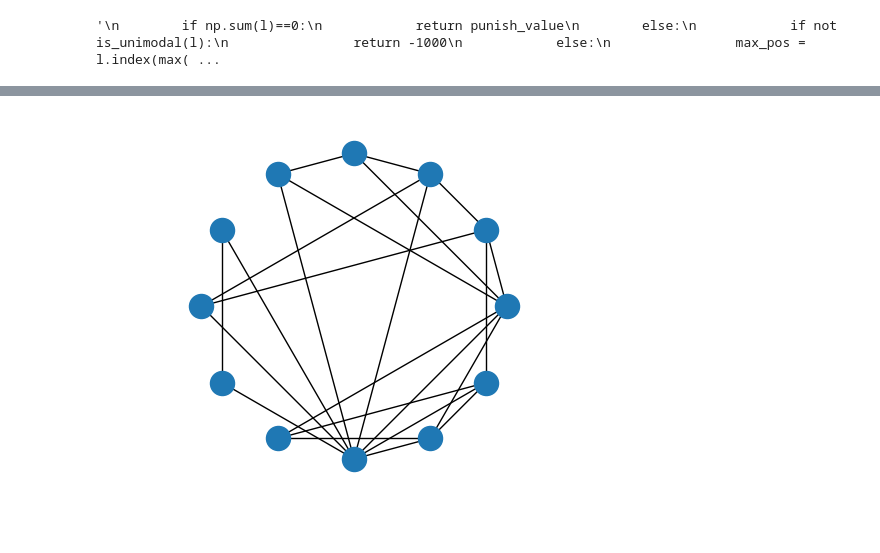
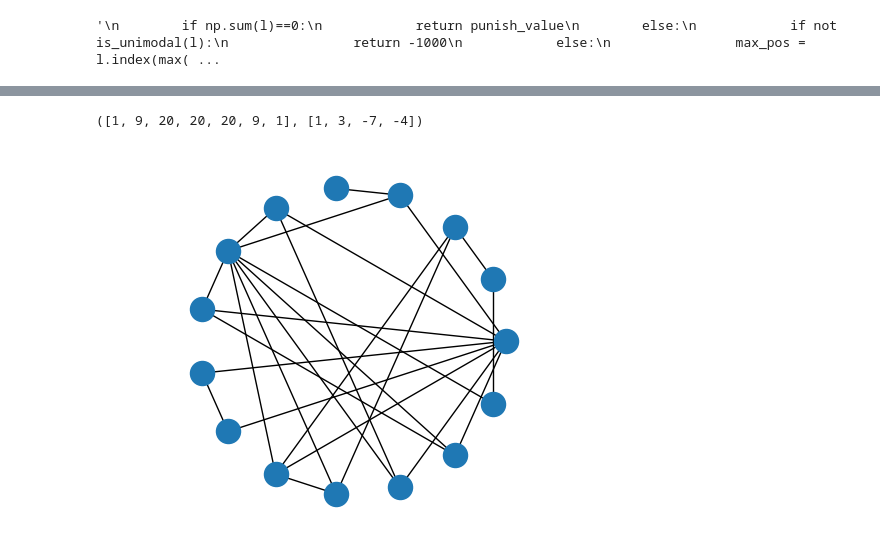
Before and after one commit to sdegen95/AI-Seminar-ML, a Jupyter notebook: Gal-conjecture/Updated/gal.ipynb, the cells around one changed output, grey strips where cells are left out. Saved outputs shown, nothing was run; the diff lists cells and outputs as text; code cells hidden in the pictures.

```diff
--- a/Gal-conjecture/Updated/gal.ipynb
+++ b/Gal-conjecture/Updated/gal.ipynb
@@ -366,17 +346,24 @@ h_vector(f_vector(adj)), gamma_vector(h_vector(f_vector(adj)))
-# %%
-adj_1 = np.array([[0, 0, 1, 0, 0, 1, 1, 1, 0, 0, 0, 1],
- [0, 0, 0, 1, 1, 1, 0, 1, 1, 1, 1, 0],
- [1, 0, 0, 0, 1, 1, 0, 1, 1, 0, 1, 1],
- [0, 1, 0, 0, 0, 1, 1, 1, 1, 1, 1, 1],
- [0, 1, 1, 0, 0, 1, 1, 1, 1, 0, 1, 1],
- [1, 1, 1, 1, 1, 0, 1, 0, 1, 0, 1, 1],
- [1, 0, 0, 1, 1, 1, 0, 1, 1, 0, 1, 1],
- [1, 1, 1, 1, 1, 0, 1, 0, 1, 0, 1, 1],
- [0, 1, 1, 1, 1, 1, 1, 1, 0, 1, 0, 0],
- [0, 1, 0, 1, 0, 0, 0, 0, 1, 0, 0, 0],
- [0, 1, 1, 1, 1, 1, 1, 1, 0, 0, 0, 0],
- [1, 0, 1, 1, 1, 1, 1, 1, 0, 0, 0, 0]])
-
-display_adj(adj_1)
-# %% [output]
-[figure, removed]
+# %%
+adj = np.array([[0, 1, 1, 0, 1, 0, 1, 0, 0, 0, 0, 1, 0, 0, 1,],
+ [1, 0, 0, 1, 1, 1, 1, 1, 1, 1, 1, 1, 1, 1, 0,],
+ [1, 0, 0, 1, 1, 1, 1, 1, 1, 1, 0, 0, 1, 1, 1,],
+ [0, 1, 1, 0, 0, 1, 0, 1, 1, 1, 1, 1, 1, 1, 1,],
+ [1, 1, 1, 0, 0, 1, 1, 1, 1, 1, 1, 1, 1, 1, 1,],
+ [0, 1, 1, 1, 1, 0, 0, 1, 1, 1, 1, 1, 0, 1, 1,],
+ [1, 1, 1, 0, 1, 0, 0, 0, 1, 1, 0, 0, 0, 0, 0,],
+ [0, 1, 1, 1, 1, 1, 0, 0, 1, 1, 1, 1, 1, 0, 1,],
+ [0, 1, 1, 1, 1, 1, 1, 1, 0, 0, 1, 1, 1, 1, 1,],
+ [0, 1, 1, 1, 1, 1, 1, 1, 0, 0, 1, 1, 1, 1, 1,],
+ [0, 1, 0, 1, 1, 1, 0, 1, 1, 1, 0, 0, 1, 1, 1,],
+ [1, 1, 0, 1, 1, 1, 0, 1, 1, 1, 0, 0, 1, 1, 1,],
+ [0, 1, 1, 1, 1, 0, 0, 1, 1, 1, 1, 1, 0, 1, 1,],
+ [0, 1, 1, 1, 1, 1, 0, 0, 1, 1, 1, 1, 1, 0, 1,],
+ [1, 0, 1, 1, 1, 1, 0, 1, 1, 1, 1, 1, 1, 1, 0,]])
+
+h_vector(f_vector(adj)), gamma_vector(h_vector(f_vector(adj)))
+# %% [output]
+([1, 9, 20, 20, 20, 9, 1], [1, 3, -7, -4])
+# %%
+display_adj(adj)
+# %% [output]
+[figure, added]
```
Also changed, not shown: parts of 5 cells of this notebook, 3 other files.
